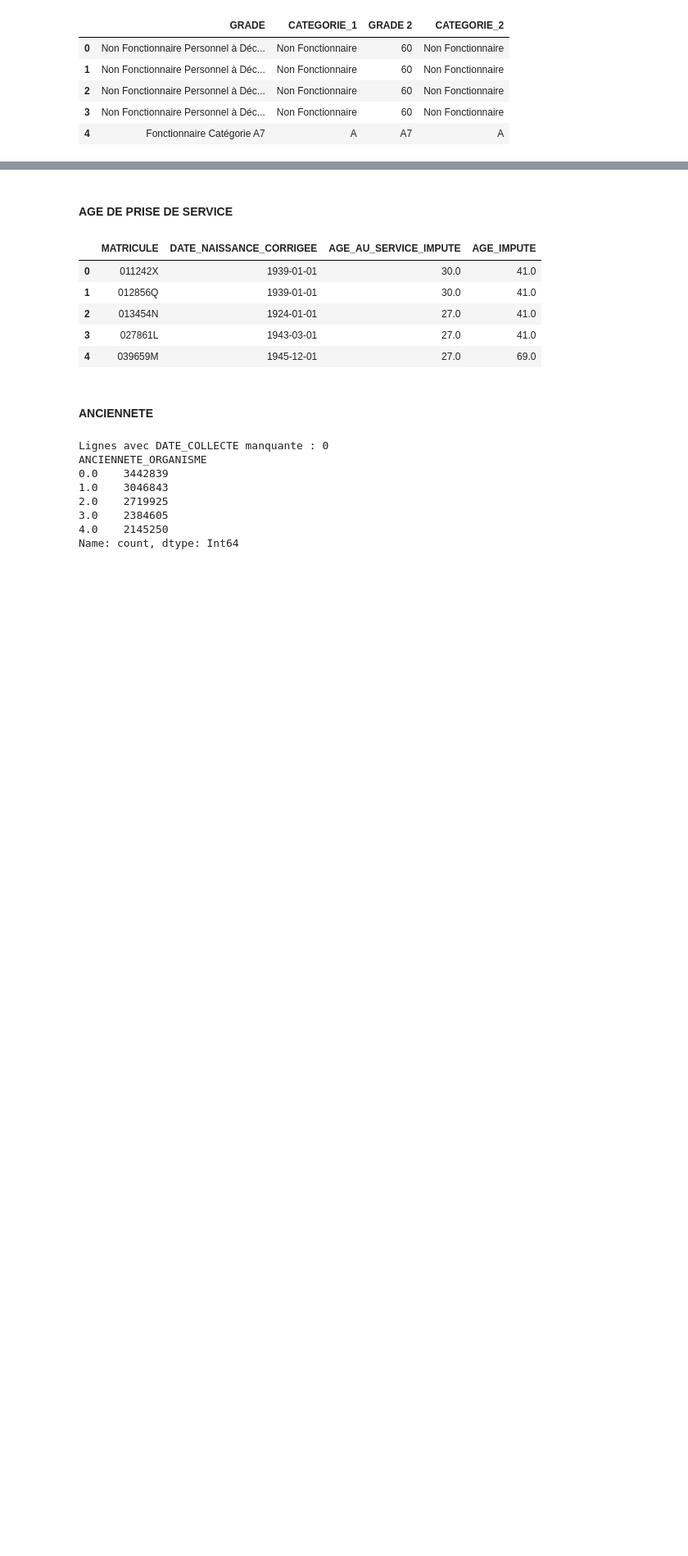
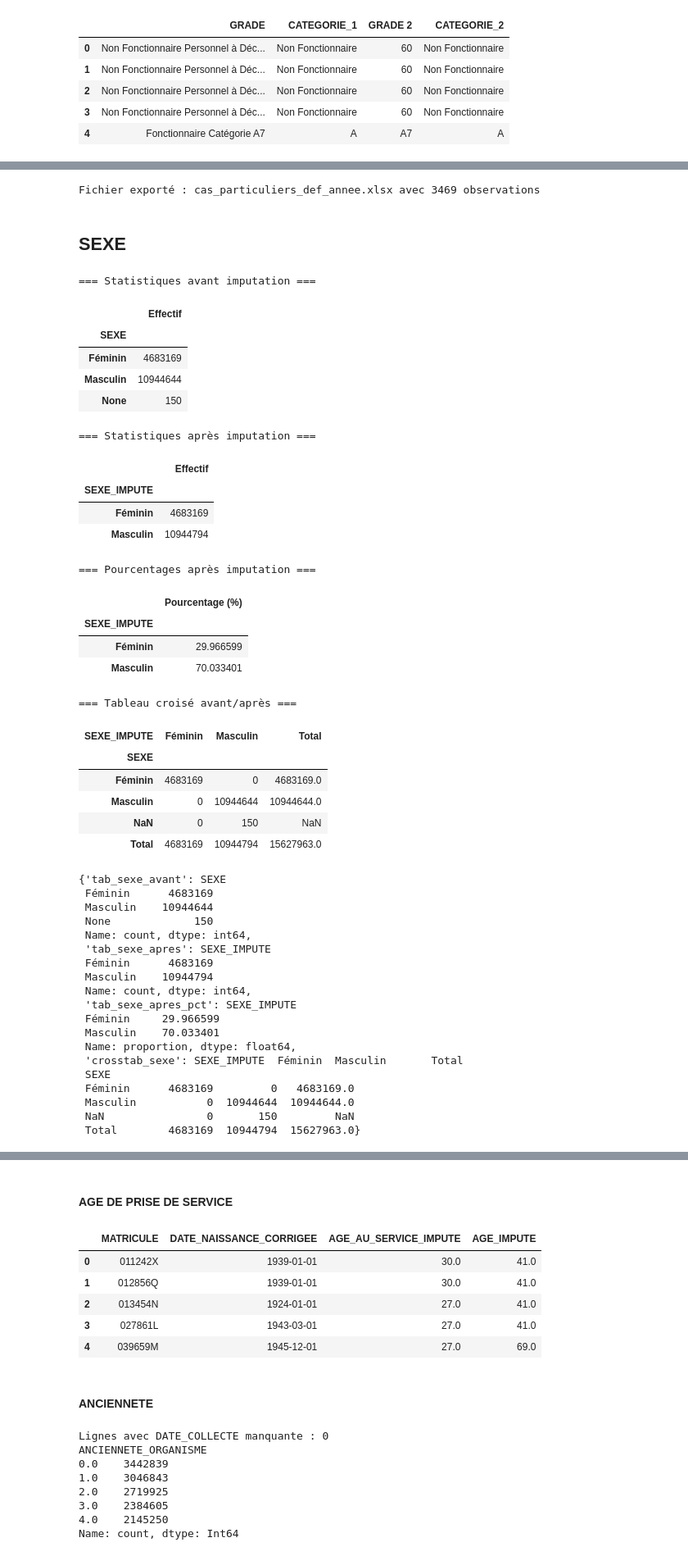
Before and after one commit to cae-ins/panel_admin_data, a Jupyter notebook: Traiment_Data_Solde_1.ipynb, the cells around one changed output, grey strips where cells are left out. Shown at 82% size. Drawn from its saved outputs; the diff is of its cells as text; code cells hidden in the pictures; blank space fills up the shorter version.

```diff
--- a/Traiment_Data_Solde_1.ipynb
+++ b/Traiment_Data_Solde_1.ipynb
@@ -1000,0 +1151,4 @@ Total                         315378       15307354             5231  15627963
+# %%
+# Appliquer la fonction de création du statut définitif en s'appuyant sur l'année
+panel_solde_df, rep = build_statut_def_annee(panel_solde_df, return_report=True)
+rep
@@ -1000,0 +1207,70 @@ Total                         315378       15307354             5231  15627963
+# %%
+# Filtrer les lignes "Cas particulier"
+cas_particuliers_df = panel_solde_df[panel_solde_df["Statut_def_annee"] == "Cas particulier"]
+
+# Trier par la colonne "MATRICULE||CODE_ORGANISME"
+cas_particuliers_df = cas_particuliers_df.sort_values(by="MATRICULE")
+
+# Chemin et nom du fichier Excel de sortie
+output_file = "cas_particuliers_def_annee.xlsx"
+
+# Exporter avec index
+cas_particuliers_df[["MATRICULE", "MATRICULE||CODE_ORGANISME", "EMPLOI_NORM", "CATEGORIE_1", "CATEGORIE_2", "ANNEE"]].to_excel(output_file, index=False)
+
+print(f"Fichier exporté : {output_file} avec {len(cas_particuliers_df)} observations")
+# %% [output]
+Fichier exporté : cas_particuliers_def_annee.xlsx avec 3469 observations
+# %% [markdown]
+## SEXE
+# %%
+panel_solde_df, report = imputer_sexe(
+    panel_solde_df,
+    sex_col="SEXE",
+    collect_col="DATE_COLLECTE",
+    sex_valid_col="SEXE_IMPUTE",
+    debug=True
+)
+report
+# %% [output]
+=== Statistiques avant imputation ===
+|  | Effectif |
+| SEXE |  |
+| Féminin | 4683169 |
+| Masculin | 10944644 |
+| None | 150 |
+=== Statistiques après imputation ===
+|  | Effectif |
+| SEXE_IMPUTE |  |
+| Féminin | 4683169 |
+| Masculin | 10944794 |
+=== Pourcentages après imputation ===
+|  | Pourcentage (%) |
+| SEXE_IMPUTE |  |
+| Féminin | 29.966599 |
+| Masculin | 70.033401 |
+=== Tableau croisé avant/après ===
+| SEXE_IMPUTE | Féminin | Masculin | Total |
+| SEXE |  |  |  |
+| Féminin | 4683169 | 0 | 4683169.0 |
+| Masculin | 0 | 10944644 | 10944644.0 |
+| NaN | 0 | 150 | NaN |
+| Total | 4683169 | 10944794 | 15627963.0 |
+{'tab_sexe_avant': SEXE
+ Féminin      4683169
+ Masculin    10944644
+ None             150
+ Name: count, dtype: int64,
+ 'tab_sexe_apres': SEXE_IMPUTE
+ Féminin      4683169
+ Masculin    10944794
+ Name: count, dtype: int64,
+ 'tab_sexe_apres_pct': SEXE_IMPUTE
+ Féminin     29.966599
+ Masculin    70.033401
+ Name: proportion, dtype: float64,
+ 'crosstab_sexe': SEXE_IMPUTE  Féminin  Masculin       Total
+ SEXE
+ Féminin      4683169         0   4683169.0
+ Masculin           0  10944644  10944644.0
+ NaN                0       150         NaN
+ Total        4683169  10944794  15627963.0}
```
Also changed, not shown: parts of 56 cells of this notebook.
